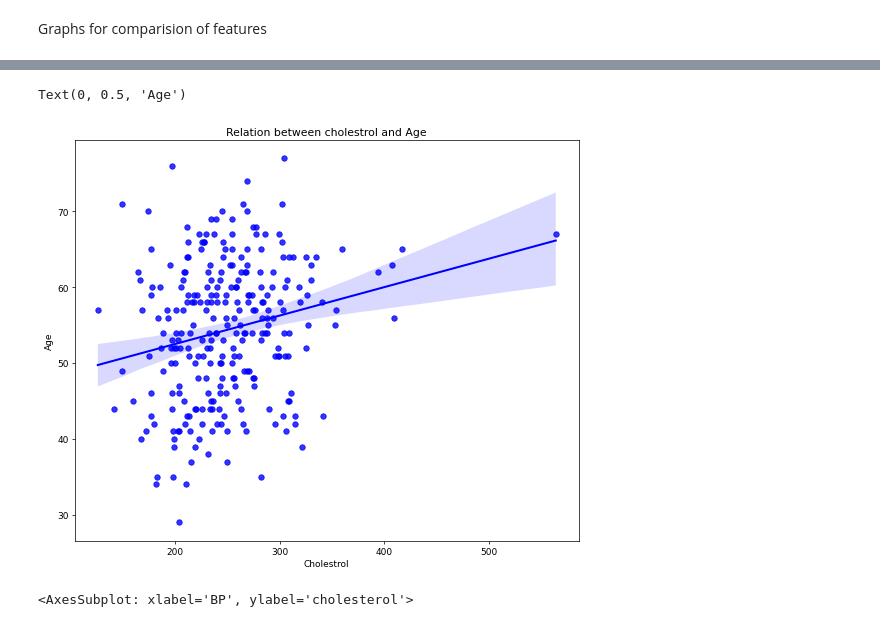
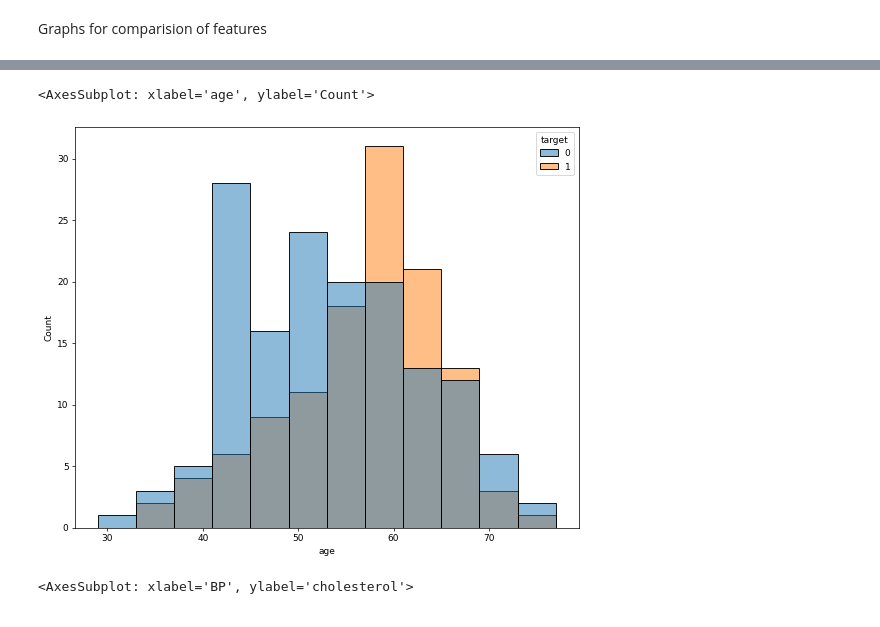
Before and after one commit to Kaushik-2005/K.SriKausik_S2, a Jupyter notebook: ACM_task.ipynb, the cells around one changed output, grey strips where cells are left out. Cells and saved outputs as stored; diff of their text form; code cells hidden in the pictures.

Commit message:
changed some plots

```diff
--- a/ACM_task.ipynb
+++ b/ACM_task.ipynb
@@ -37,6 +37,8 @@ df.head()
 | 2 | 64 | 1 | 3 | 128 | 263 | 0 | 0 | 105 | ... |
 | 3 | 74 | 0 | 1 | 120 | 269 | 0 | 2 | 121 | ... |
 | 4 | 65 | 1 | 3 | 120 | 177 | 0 | 0 | 140 | ... |
+# %%
+df = df.dropna().reset_index(drop=True)
 # %%
 x = df.drop('target',1) #type:ignore
 y = df['target']
@@ -353,14 +344,11 @@ Text(0, 0.5, 'Age')
-# %%
-# regression plot indicating the Cholesterol levels for different age groups
-
-plt.figure(figsize=(10,8),dpi=65)
-sns.regplot(data=df,x='cholesterol',y='age',color='b',marker='o')
-plt.title("Relation between cholestrol and Age")
-plt.xlabel("Cholestrol")
-plt.ylabel("Age")
-# %% [output]
-Text(0, 0.5, 'Age')
-[figure, removed]
+# %%
+# realtion between age of individuals and no.of people having heart diesease
+
+plt.figure(figsize=(10,8),dpi=65)
+sns.histplot(data=df,x='age',hue='target')
+# %% [output]
+<AxesSubplot: xlabel='age', ylabel='Count'>
+[figure, added]
 # %%
 # scatter plot of Blood pressure and cholesterol for individuals with and without heart disease
 
```
Also changed, not shown: parts of 3 cells of this notebook.
